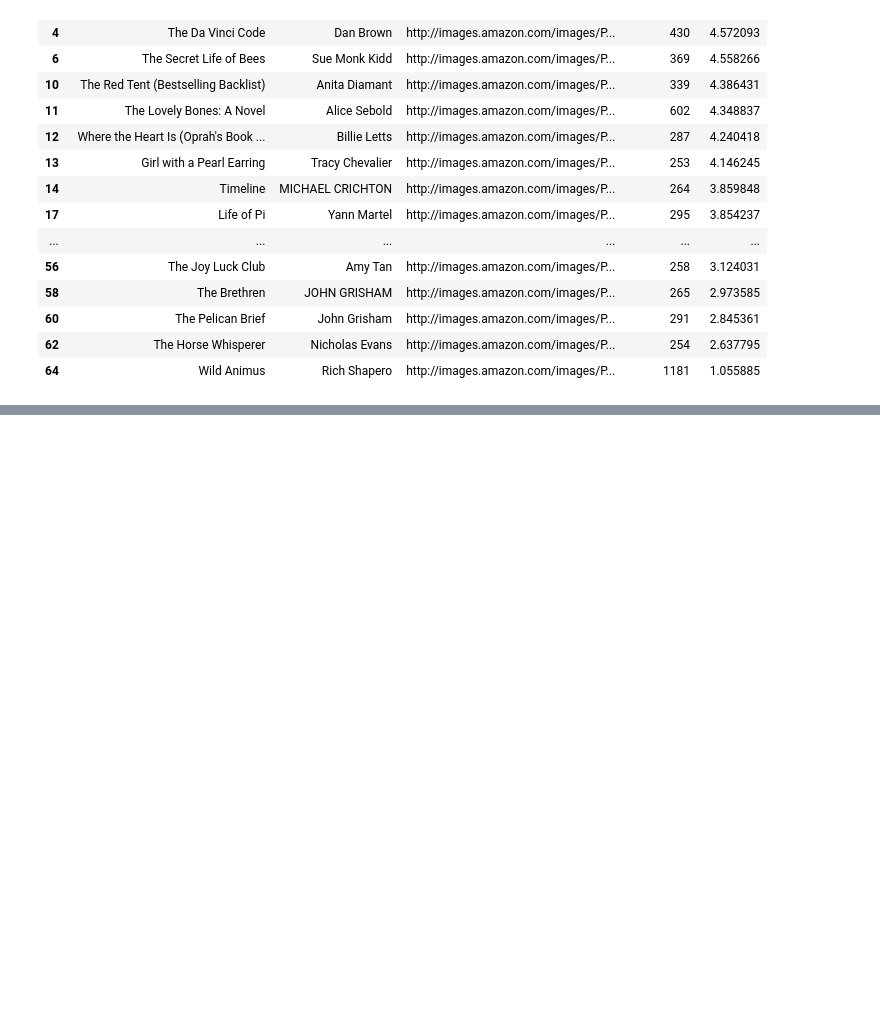
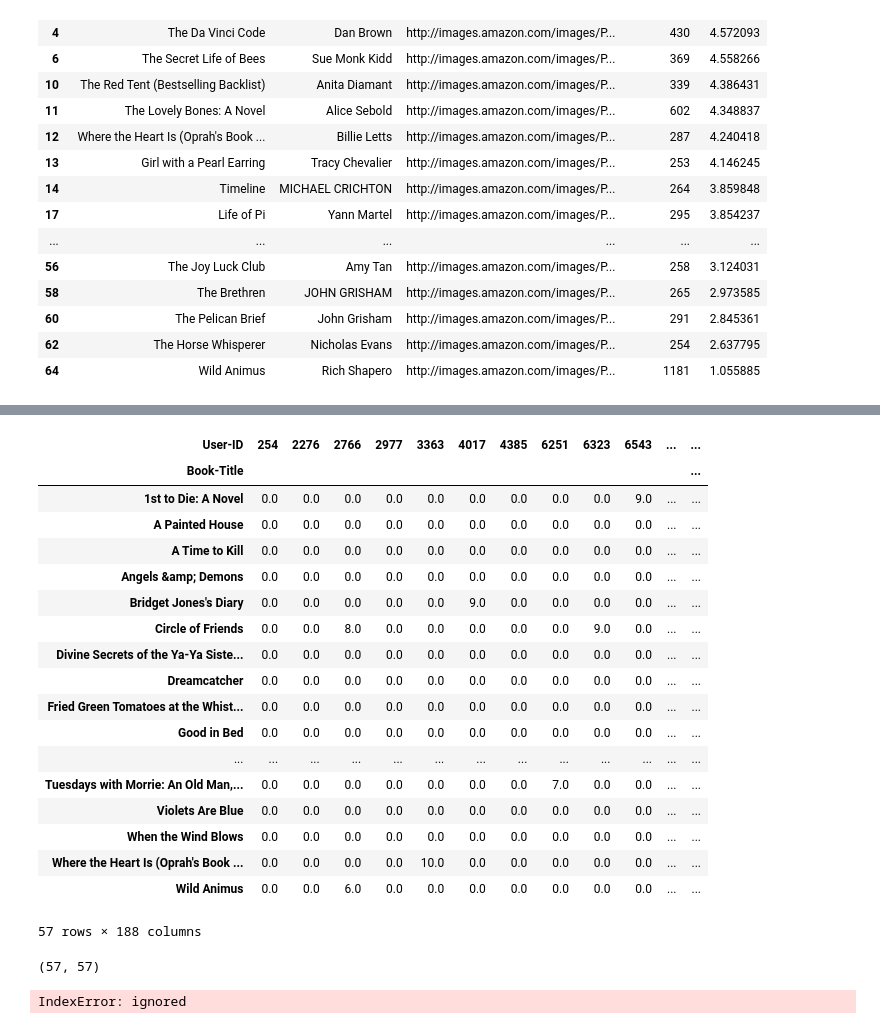
Before and after one commit to safwan-shaikh/BookRecommendation, a Jupyter notebook: Book_Recommendation_System.ipynb, the cells around one changed output, grey strips where cells are left out. Drawn from its saved outputs; the diff is of its cells as text; code cells hidden in the pictures; blank space fills up the shorter version.

```diff
--- a/Book_Recommendation_System.ipynb
+++ b/Book_Recommendation_System.ipynb
@@ -190,0 +214,6 @@ popular_df
+# %%
+#getting books which has more than 50 ratings on them
+y=filtered_rating.groupby('Book-Title').count()['Book-Rating']>=50
+famous_books = y[y].index
+# %%
+final_ratings = filtered_rating[filtered_rating['Book-Title'].isin(famous_books)]
@@ -190,0 +252,26 @@ popular_df
+# %%
+pt = final_ratings.pivot_table(index='Book-Title',columns='User-ID',values='Book-Rating')
+# %%
+pt.fillna(0,inplace=True)
+# %%
+pt
+# %% [output]
+| User-ID | 254 | 2276 | 2766 | 2977 | 3363 | 4017 | 4385 | 6251 | 6323 | 6543 | ... | ... |
+| Book-Title |  |  |  |  |  |  |  |  |  |  |  | ... |
+| 1st to Die: A Novel | 0.0 | 0.0 | 0.0 | 0.0 | 0.0 | 0.0 | 0.0 | 0.0 | 0.0 | 9.0 | ... | ... |
+| A Painted House | 0.0 | 0.0 | 0.0 | 0.0 | 0.0 | 0.0 | 0.0 | 0.0 | 0.0 | 0.0 | ... | ... |
+| A Time to Kill | 0.0 | 0.0 | 0.0 | 0.0 | 0.0 | 0.0 | 0.0 | 0.0 | 0.0 | 0.0 | ... | ... |
+| Angels &amp; Demons | 0.0 | 0.0 | 0.0 | 0.0 | 0.0 | 0.0 | 0.0 | 0.0 | 0.0 | 0.0 | ... | ... |
+| Bridget Jones's Diary | 0.0 | 0.0 | 0.0 | 0.0 | 0.0 | 9.0 | 0.0 | 0.0 | 0.0 | 0.0 | ... | ... |
+| Circle of Friends | 0.0 | 0.0 | 8.0 | 0.0 | 0.0 | 0.0 | 0.0 | 0.0 | 9.0 | 0.0 | ... | ... |
+| Divine Secrets of the Ya-Ya Siste... | 0.0 | 0.0 | 0.0 | 0.0 | 0.0 | 0.0 | 0.0 | 0.0 | 0.0 | 0.0 | ... | ... |
+| Dreamcatcher | 0.0 | 0.0 | 0.0 | 0.0 | 0.0 | 0.0 | 0.0 | 0.0 | 0.0 | 0.0 | ... | ... |
+| Fried Green Tomatoes at the Whist... | 0.0 | 0.0 | 0.0 | 0.0 | 0.0 | 0.0 | 0.0 | 0.0 | 0.0 | 0.0 | ... | ... |
+| Good in Bed | 0.0 | 0.0 | 0.0 | 0.0 | 0.0 | 0.0 | 0.0 | 0.0 | 0.0 | 0.0 | ... | ... |
+| ... | ... | ... | ... | ... | ... | ... | ... | ... | ... | ... | ... | ... |
+| Tuesdays with Morrie: An Old Man,... | 0.0 | 0.0 | 0.0 | 0.0 | 0.0 | 0.0 | 0.0 | 7.0 | 0.0 | 0.0 | ... | ... |
+| Violets Are Blue | 0.0 | 0.0 | 0.0 | 0.0 | 0.0 | 0.0 | 0.0 | 0.0 | 0.0 | 0.0 | ... | ... |
+| When the Wind Blows | 0.0 | 0.0 | 0.0 | 0.0 | 0.0 | 0.0 | 0.0 | 0.0 | 0.0 | 0.0 | ... | ... |
+| Where the Heart Is (Oprah's Book ... | 0.0 | 0.0 | 0.0 | 0.0 | 10.0 | 0.0 | 0.0 | 0.0 | 0.0 | 0.0 | ... | ... |
+| Wild Animus | 0.0 | 0.0 | 6.0 | 0.0 | 0.0 | 0.0 | 0.0 | 0.0 | 0.0 | 0.0 | ... | ... |
+57 rows × 188 columns
@@ -190,0 +281,4 @@ popular_df
+# %%
+similarity_scores.shape
+# %% [output]
+(57, 57)
@@ -190,0 +293,4 @@ popular_df
+# %%
+recommend('1984')
+# %% [output]
+IndexError: ignored
```
Also changed, not shown: parts of 7 cells of this notebook.
